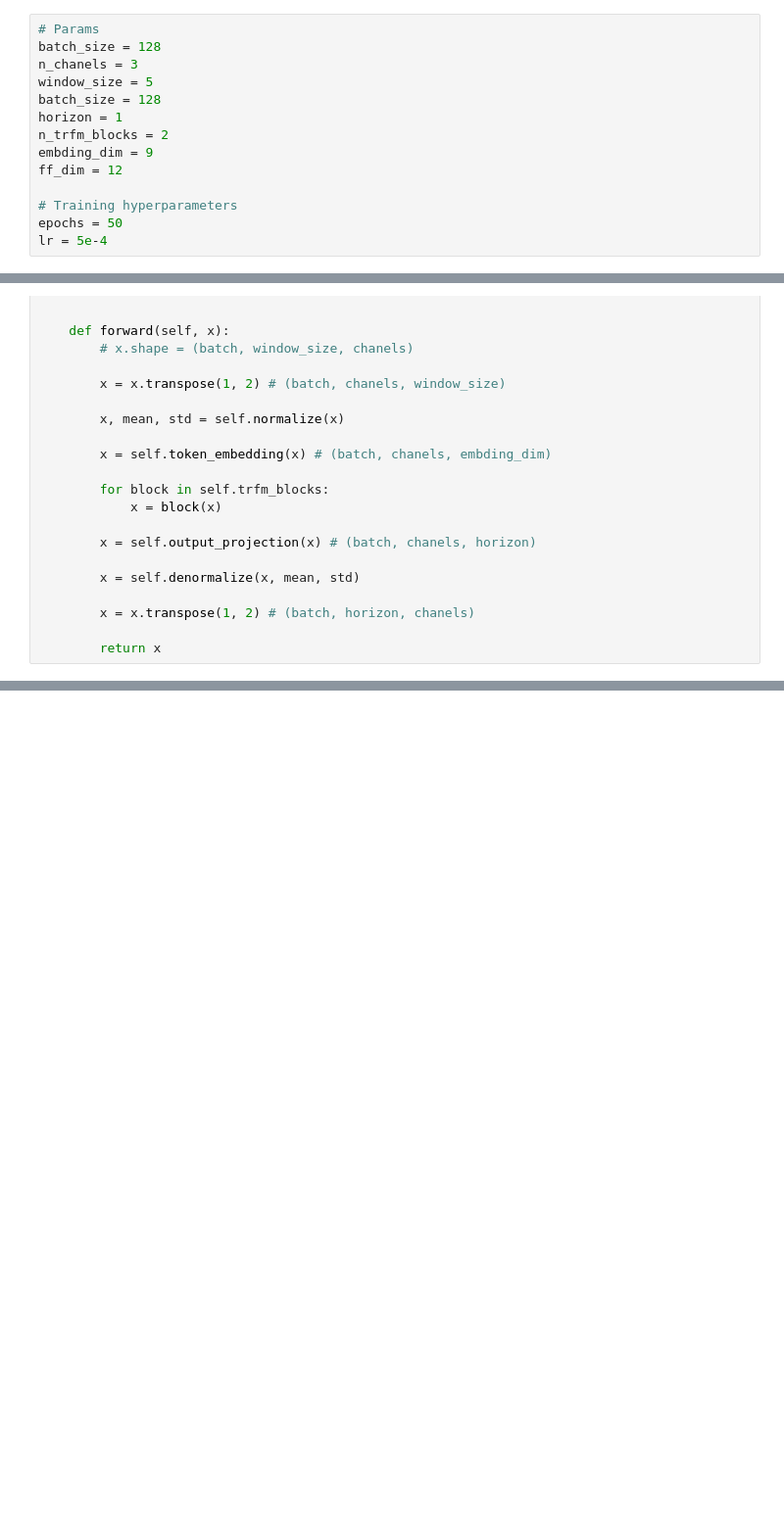
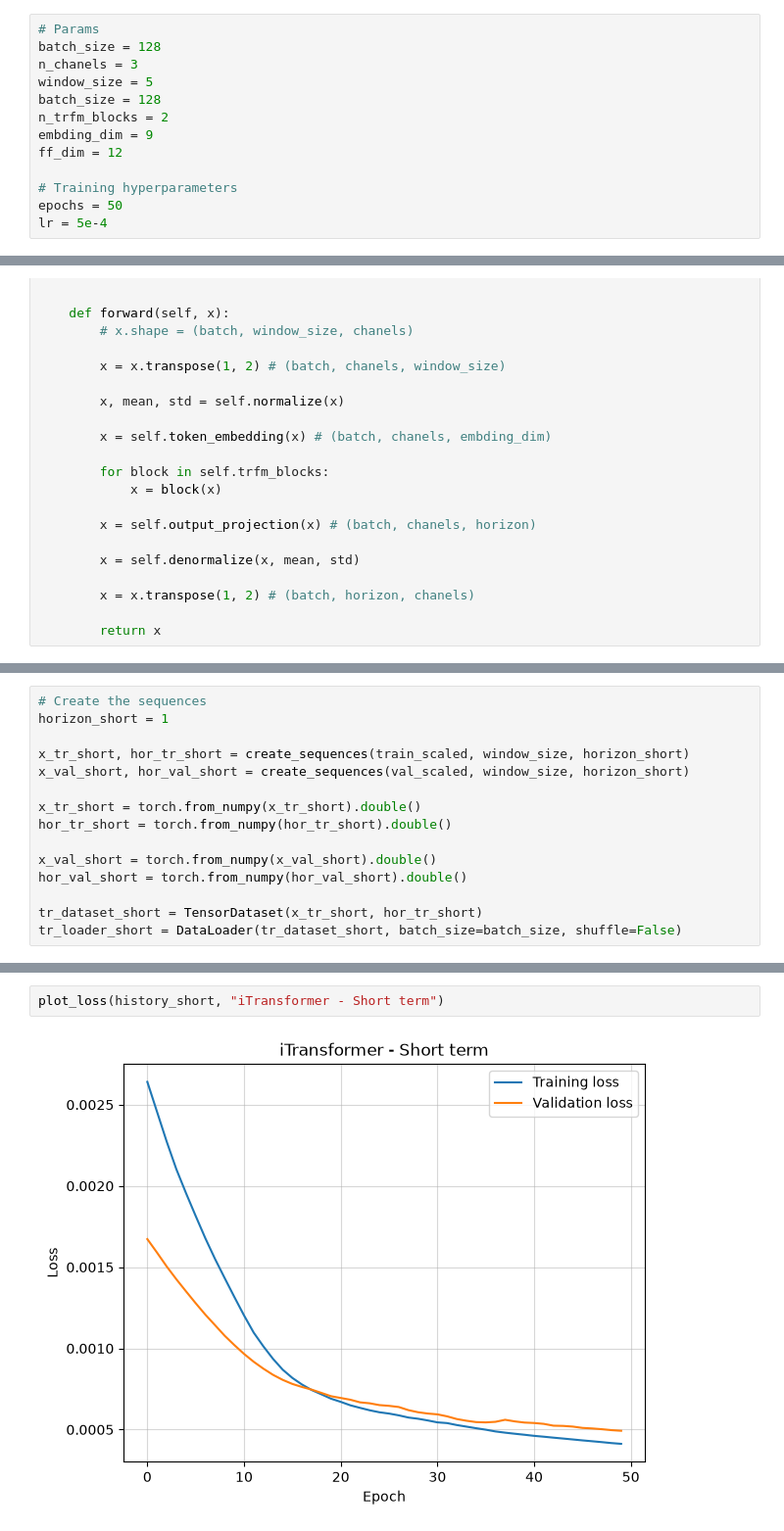
Before and after one commit to mariomeendezz/QML-for-multivariate-time-series-forecasting, a Jupyter notebook: src/07. iTransformer.ipynb, the cells around one changed output, grey strips where cells are left out. Shown at 98% size. Saved outputs shown, nothing was run; the diff lists cells and outputs as text; blank space fills up the shorter version.

Commit message:
Implemented iTransformer

```diff
--- a/src/07. iTransformer.ipynb
+++ b/src/07. iTransformer.ipynb
@@ -141,7 +141,6 @@ batch_size = 128
 n_chanels = 3
 window_size = 5
 batch_size = 128
-horizon = 1
 n_trfm_blocks = 2
 embding_dim = 9
 ff_dim = 12
@@ -291,0 +278,15 @@ class iTransformer_Model(nn.Module):
+# %%
+# Create the sequences
+horizon_short = 1
+
+x_tr_short, hor_tr_short = create_sequences(train_scaled, window_size, horizon_short)
+x_val_short, hor_val_short = create_sequences(val_scaled, window_size, horizon_short)
+
+x_tr_short = torch.from_numpy(x_tr_short).double()
+hor_tr_short = torch.from_numpy(hor_tr_short).double()
+
+x_val_short = torch.from_numpy(x_val_short).double()
+hor_val_short = torch.from_numpy(hor_val_short).double()
+
+tr_dataset_short = TensorDataset(x_tr_short, hor_tr_short)
+tr_loader_short = DataLoader(tr_dataset_short, batch_size=batch_size, shuffle=False)
@@ -291,0 +379,4 @@ class iTransformer_Model(nn.Module):
+# %%
+plot_loss(history_short, "iTransformer - Short term")
+# %% [output]
+[figure, added]
```
Also changed, not shown: parts of 15 cells of this notebook, 5 other files.
